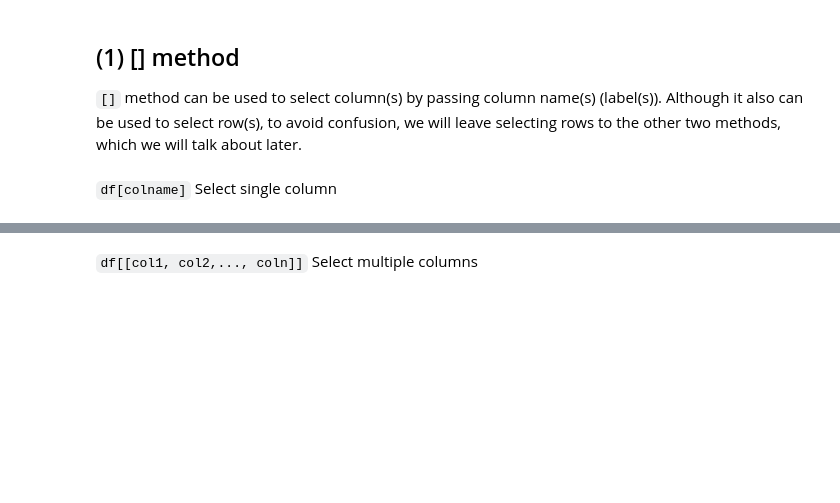
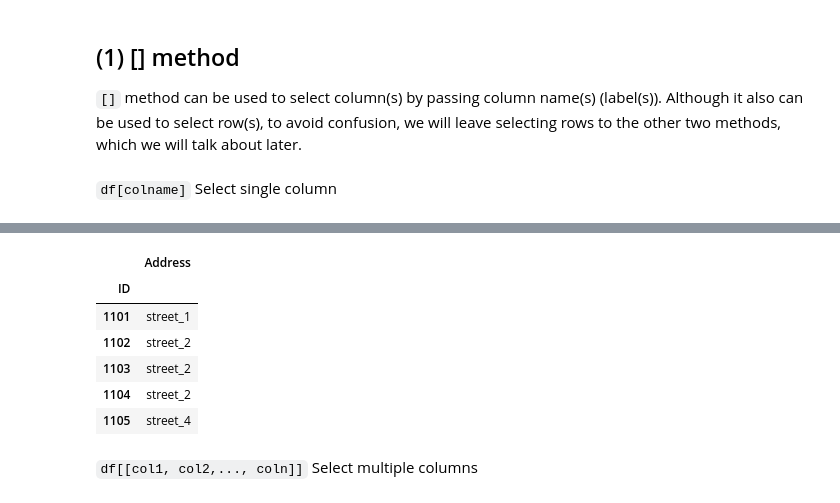
Before and after one commit to STAT2255/2024, a Jupyter notebook: notes/note10_Pandas2.ipynb, the cells around one changed output, grey strips where cells are left out. Drawn from its saved outputs; the diff is of its cells as text; code cells hidden in the pictures; blank space fills up the shorter version.

````diff
--- a/notes/note10_Pandas2.ipynb
+++ b/notes/note10_Pandas2.ipynb
@@ -29,3 +60,13 @@ df["Address"].head()
+# %%
+df[["Address"]].head()
+# %% [output]
+|  | Address |
+| ID |  |
+| 1101 | street_1 |
+| 1102 | street_2 |
+| 1103 | street_2 |
+| 1104 | street_2 |
+| 1105 | street_4 |
 # %% [markdown]
 ```df[[col1, col2,..., coln]]``` Select multiple columns
 # %%
````
Also changed, not shown: parts of 37 cells of this notebook, 1 other file.
